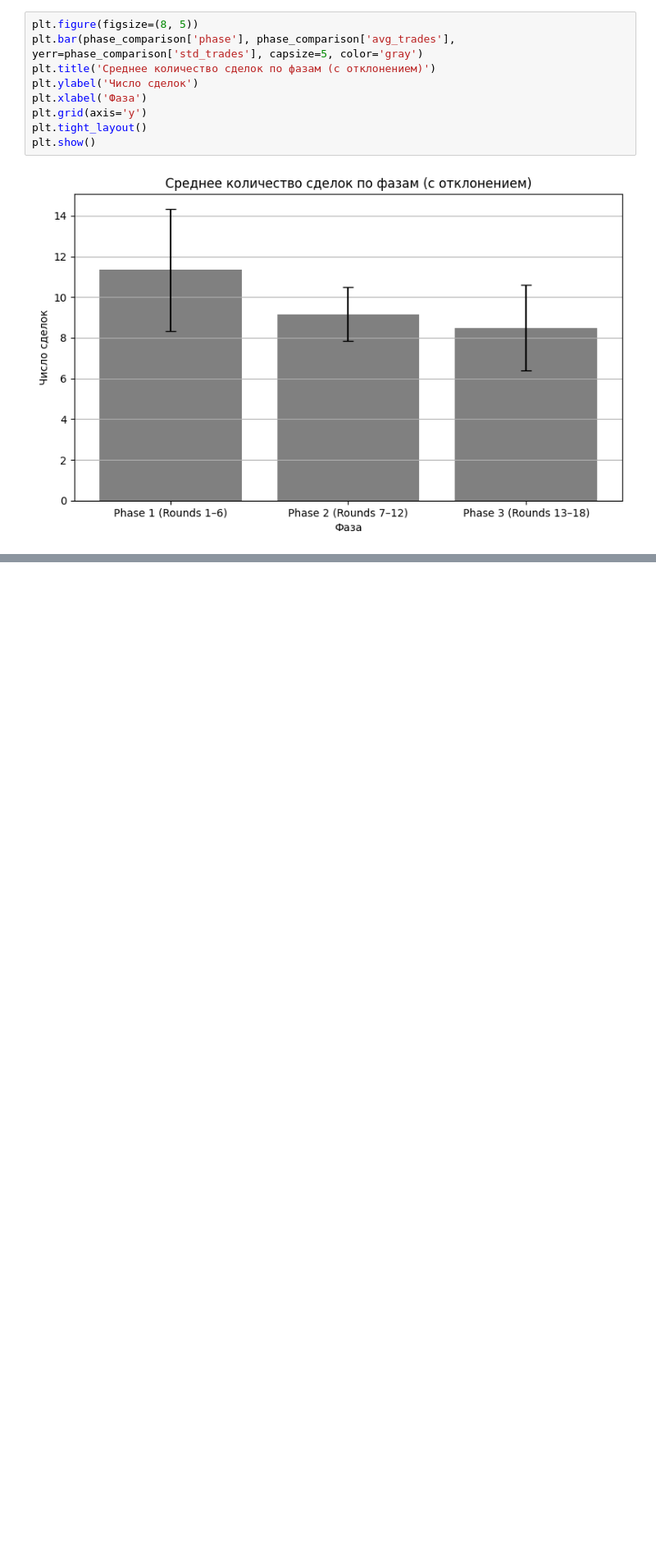
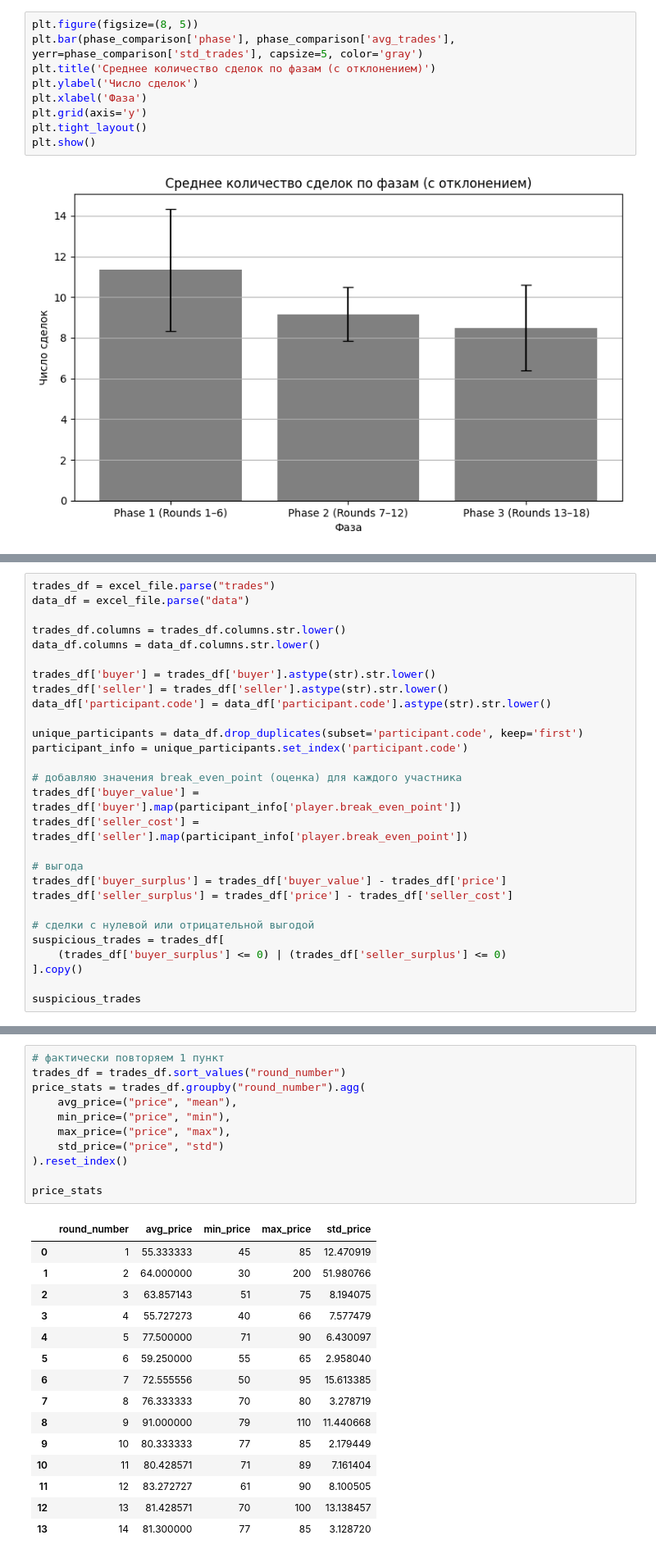
Before and after one commit to KristinaChervaneva/double_auction, a Jupyter notebook: analysis.ipynb, the cells around one changed output, grey strips where cells are left out. Shown: that part at 82% size. Saved outputs shown, nothing was run; the diff lists cells and outputs as text; blank space fills up the shorter version.

```diff
--- a/analysis.ipynb
+++ b/analysis.ipynb
@@ -201,0 +274,28 @@ plt.show()
+# %%
+trades_df = excel_file.parse("trades")
+data_df = excel_file.parse("data")
+
+trades_df.columns = trades_df.columns.str.lower()
+data_df.columns = data_df.columns.str.lower()
+
+trades_df['buyer'] = trades_df['buyer'].astype(str).str.lower()
+trades_df['seller'] = trades_df['seller'].astype(str).str.lower()
+data_df['participant.code'] = data_df['participant.code'].astype(str).str.lower()
+
+unique_participants = data_df.drop_duplicates(subset='participant.code', keep='first')
+participant_info = unique_participants.set_index('participant.code')
+
+# добавляю значения break_even_point (оценка) для каждого участника
+trades_df['buyer_value'] = trades_df['buyer'].map(participant_info['player.break_even_point'])
+trades_df['seller_cost'] = trades_df['seller'].map(participant_info['player.break_even_point'])
+
+# выгода
+trades_df['buyer_surplus'] = trades_df['buyer_value'] - trades_df['price']
+trades_df['seller_surplus'] = trades_df['price'] - trades_df['seller_cost']
+
+# сделки с нулевой или отрицательной выгодой
+suspicious_trades = trades_df[
+    (trades_df['buyer_surplus'] <= 0) | (trades_df['seller_surplus'] <= 0)
+].copy()
+
+suspicious_trades
@@ -201,0 +311,27 @@ plt.show()
+# %%
+# фактически повторяем 1 пункт
+trades_df = trades_df.sort_values("round_number")
+price_stats = trades_df.groupby("round_number").agg(
+    avg_price=("price", "mean"),
+    min_price=("price", "min"),
+    max_price=("price", "max"),
+    std_price=("price", "std")
+).reset_index()
+
+price_stats
+# %% [output]
+|  | round_number | avg_price | min_price | max_price | std_price |
+| 0 | 1 | 55.333333 | 45 | 85 | 12.470919 |
+| 1 | 2 | 64.000000 | 30 | 200 | 51.980766 |
+| 2 | 3 | 63.857143 | 51 | 75 | 8.194075 |
+| 3 | 4 | 55.727273 | 40 | 66 | 7.577479 |
+| 4 | 5 | 77.500000 | 71 | 90 | 6.430097 |
+| 5 | 6 | 59.250000 | 55 | 65 | 2.958040 |
+| 6 | 7 | 72.555556 | 50 | 95 | 15.613385 |
+| 7 | 8 | 76.333333 | 70 | 80 | 3.278719 |
+| 8 | 9 | 91.000000 | 79 | 110 | 11.440668 |
+| 9 | 10 | 80.333333 | 77 | 85 | 2.179449 |
+| 10 | 11 | 80.428571 | 71 | 89 | 7.161404 |
+| 11 | 12 | 83.272727 | 61 | 90 | 8.100505 |
+| 12 | 13 | 81.428571 | 70 | 100 | 13.138457 |
+| 13 | 14 | 81.300000 | 77 | 85 | 3.128720 |
```
Also changed, not shown: parts of 10 cells of this notebook.
